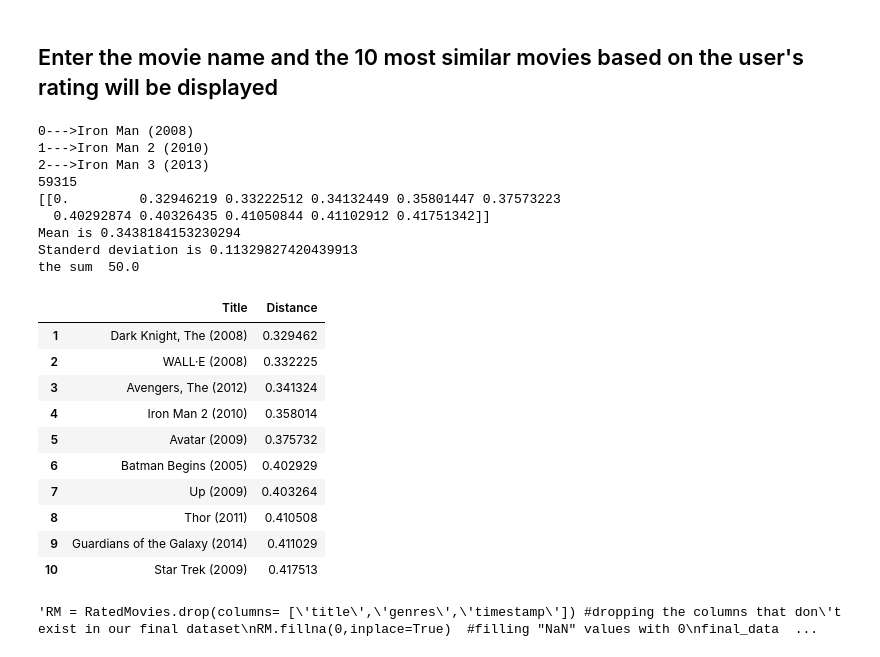
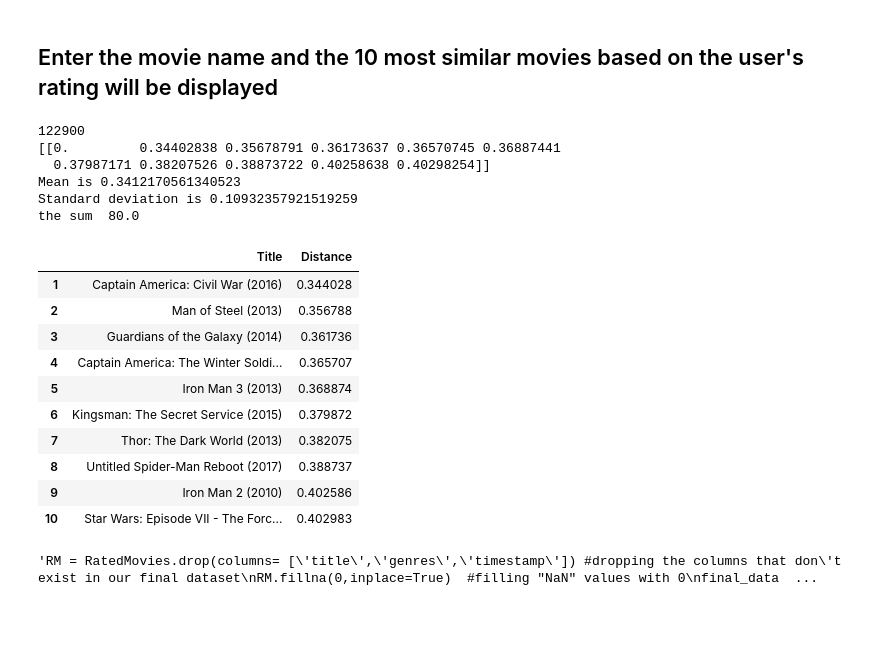
Before and after one commit to 5H-Tech/Movie-Recommendation, a Jupyter notebook: Movie Recommendation Engine.ipynb, the cells around one changed output. Drawn from its saved outputs; the diff is of its cells as text; code cells hidden in the pictures; blank space fills up the shorter version.

```diff
--- a/Movie Recommendation Engine.ipynb
+++ b/Movie Recommendation Engine.ipynb
@@ -193,28 +193,25 @@ def get_movie_recommendation(movie_name):
 # %% [markdown]
  ## Enter the movie name and the 10 most similar movies based on the user's rating will be displayed
 # %%
-get_movie_recommendation('iron man')
+get_movie_recommendation('ant-man')
 # %% [output]
-0--->Iron Man (2008)
-1--->Iron Man 2 (2010)
-2--->Iron Man 3 (2013)
-59315
-[[0.         0.32946219 0.33222512 0.34132449 0.35801447 0.37573223
-  0.40292874 0.40326435 0.41050844 0.41102912 0.41751342]]
-Mean is 0.3438184153230294
-Standerd deviation is 0.11329827420439913
-the sum  50.0
+122900
+[[0.         0.34402838 0.35678791 0.36173637 0.36570745 0.36887441
+  0.37987171 0.38207526 0.38873722 0.40258638 0.40298254]]
+Mean is 0.3412170561340523
+Standard deviation is 0.10932357921519259
+the sum  80.0
 |  | Title | Distance |
-| 1 | Dark Knight, The (2008) | 0.329462 |
-| 2 | WALL·E (2008) | 0.332225 |
-| 3 | Avengers, The (2012) | 0.341324 |
-| 4 | Iron Man 2 (2010) | 0.358014 |
-| 5 | Avatar (2009) | 0.375732 |
-| 6 | Batman Begins (2005) | 0.402929 |
-| 7 | Up (2009) | 0.403264 |
-| 8 | Thor (2011) | 0.410508 |
-| 9 | Guardians of the Galaxy (2014) | 0.411029 |
-| 10 | Star Trek (2009) | 0.417513 |
+| 1 | Captain America: Civil War (2016) | 0.344028 |
+| 2 | Man of Steel (2013) | 0.356788 |
+| 3 | Guardians of the Galaxy (2014) | 0.361736 |
+| 4 | Captain America: The Winter Soldi... | 0.365707 |
+| 5 | Iron Man 3 (2013) | 0.368874 |
+| 6 | Kingsman: The Secret Service (2015) | 0.379872 |
+| 7 | Thor: The Dark World (2013) | 0.382075 |
+| 8 | Untitled Spider-Man Reboot (2017) | 0.388737 |
+| 9 | Iron Man 2 (2010) | 0.402586 |
+| 10 | Star Wars: Episode VII - The Forc... | 0.402983 |
 # %%
 '''RM = RatedMovies.drop(columns= ['title','genres','timestamp']) #dropping the columns that don't exist in our final dataset
 RM.fillna(0,inplace=True)  #filling "NaN" values with 0
```
Also changed, not shown: parts of 1 cell of this notebook, 1 other file.
